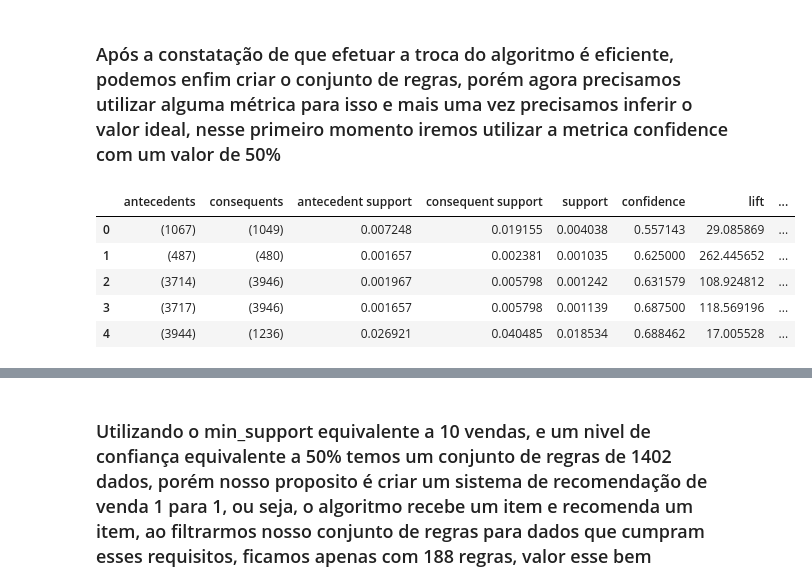
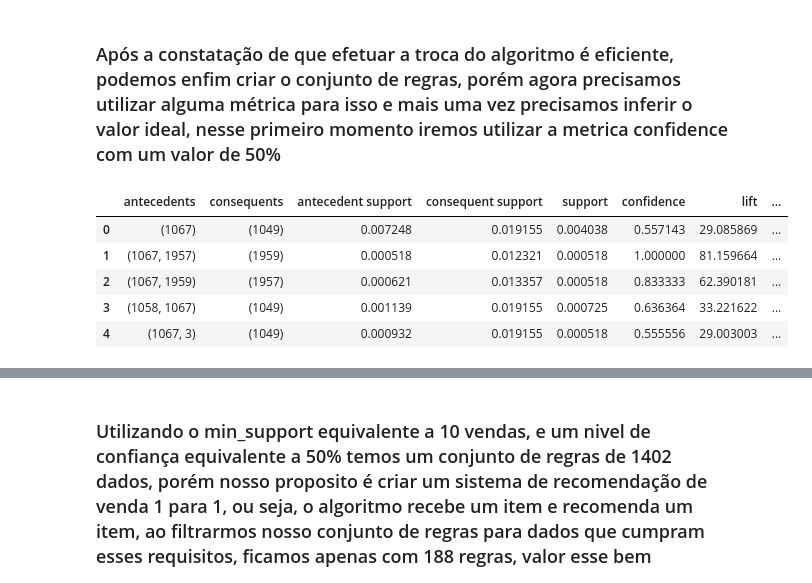
Before and after one commit to Rafael-T-Santos/TERA-Recomendacao, a Jupyter notebook: Projeto_principal.ipynb, the cells around one changed output, grey strips where cells are left out. Drawn from its saved outputs; the diff is of its cells as text; code cells hidden in the pictures.

```diff
--- a/Projeto_principal.ipynb
+++ b/Projeto_principal.ipynb
@@ -102,15 +101,15 @@ frequent_itemsets_fpgrowth[(frequent_itemsets_fpgrowth['length'] >= 2)].sort_val
 # %%
 #Criando regra considerando 50% de confiança
 rules_fpgrowth = association_rules(frequent_itemsets_fpgrowth, metric = "confidence", min_threshold = 0.5)
-rules_fpgrowth.sort_values(by=['lift'], ascending = False)
+rules_fpgrowth.sort_values(by=['confidence'], ascending = False)
 rules_fpgrowth.head()
 # %% [output]
 |  | antecedents | consequents | antecedent support | consequent support | support | confidence | lift | ... |
 | 0 | (1067) | (1049) | 0.007248 | 0.019155 | 0.004038 | 0.557143 | 29.085869 | ... |
-| 1 | (487) | (480) | 0.001657 | 0.002381 | 0.001035 | 0.625000 | 262.445652 | ... |
-| 2 | (3714) | (3946) | 0.001967 | 0.005798 | 0.001242 | 0.631579 | 108.924812 | ... |
-| 3 | (3717) | (3946) | 0.001657 | 0.005798 | 0.001139 | 0.687500 | 118.569196 | ... |
-| 4 | (3944) | (1236) | 0.026921 | 0.040485 | 0.018534 | 0.688462 | 17.005528 | ... |
+| 1 | (1067, 1957) | (1959) | 0.000518 | 0.012321 | 0.000518 | 1.000000 | 81.159664 | ... |
+| 2 | (1067, 1959) | (1957) | 0.000621 | 0.013357 | 0.000518 | 0.833333 | 62.390181 | ... |
+| 3 | (1058, 1067) | (1049) | 0.001139 | 0.019155 | 0.000725 | 0.636364 | 33.221622 | ... |
+| 4 | (1067, 3) | (1049) | 0.000932 | 0.019155 | 0.000518 | 0.555556 | 29.003003 | ... |
 # %%
 #Adicionando duas colunas para determinar o tamanho de antecedents e consequents
 rules_fpgrowth["antecedents_len"] = rules_fpgrowth["antecedents"].apply(lambda x: len(x))
```
Also changed, not shown: parts of 58 cells of this notebook, 1 other file.
